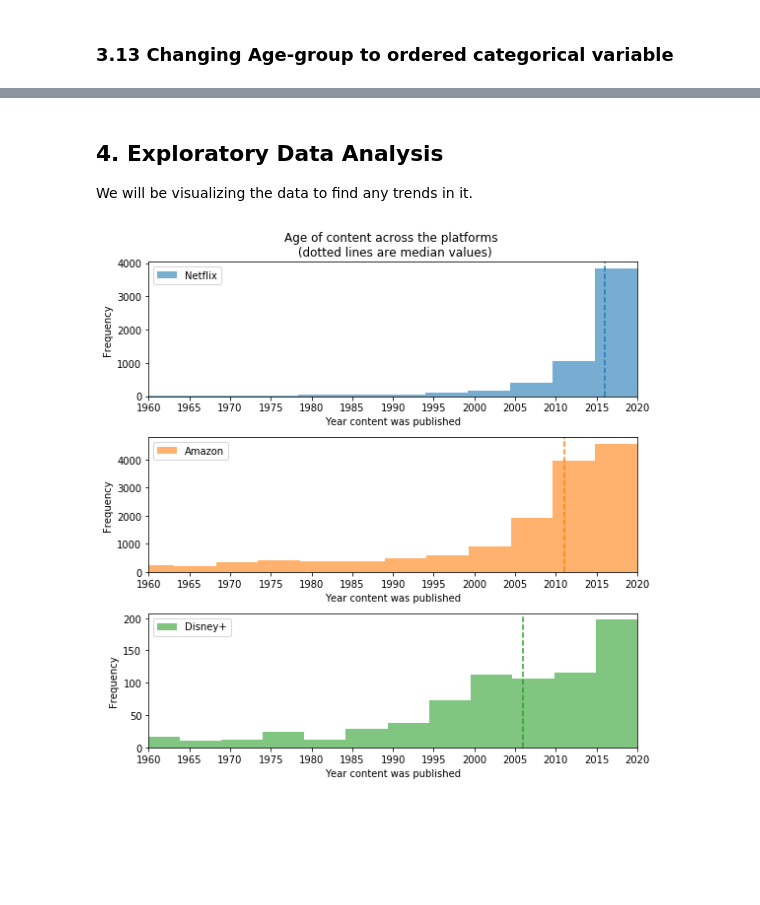
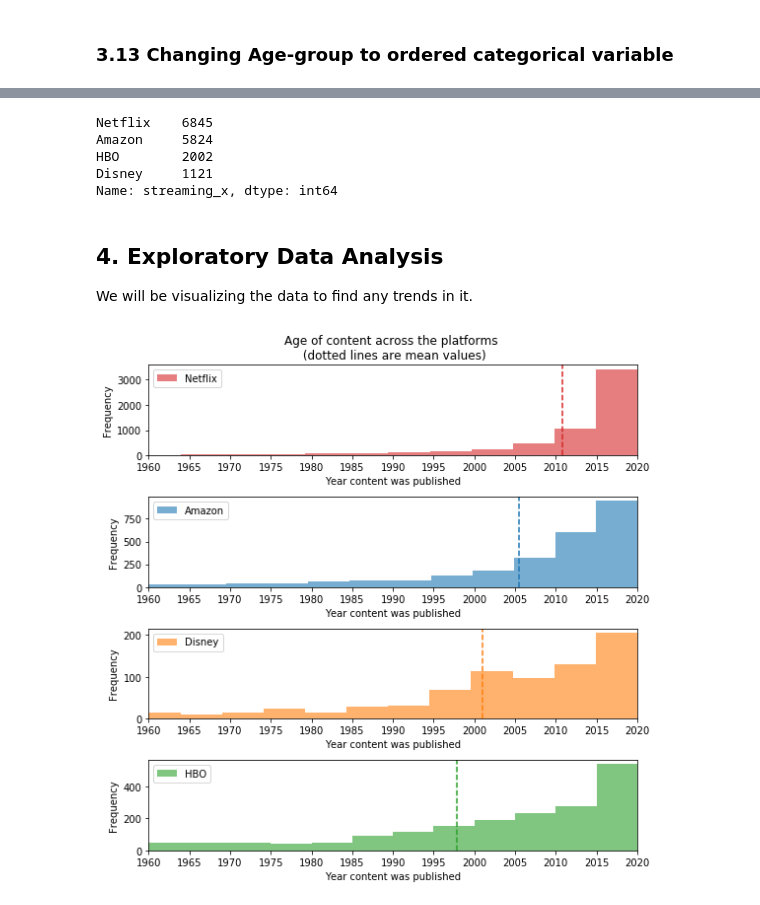
Before and after one commit to srinivasayer4/Netflix-and-Prime-Video-Comparison, a Jupyter notebook: Online Streaming Analysis.ipynb, the cells around one changed output, grey strips where cells are left out. Cells and saved outputs as stored; diff of their text form; code cells hidden in the pictures; blank space fills up the shorter version.

```diff
--- a/Online Streaming Analysis.ipynb
+++ b/Online Streaming Analysis.ipynb
@@ -616,0 +709,3 @@ array(['18+', '13+', '7+', '16+', nan, 'all'], dtype=object)
+# %%
+df_hbo2= df.query('streaming=="HBO"')
+df_hbo2.rename(columns={'title':'title_x', 'streaming':'streaming_x'}, inplace= True)
@@ -616,0 +722,4 @@ array(['18+', '13+', '7+', '16+', nan, 'all'], dtype=object)
+# %%
+# merging the HBo content to the merged dataframe
+df_merge= pd.concat([df_merge, df_hbo2], sort= False )
+df_merge.shape
@@ -616,0 +740,5 @@ array(['18+', '13+', '7+', '16+', nan, 'all'], dtype=object)
+# %%
+# Number of duplicates
+df_merge.duplicated(subset=['title_x','type','streaming_x', 'streaming_y']).sum()
+
+df_merge.drop_duplicates(subset=['title_x','type', 'streaming_x', 'streaming_y'], inplace= True)
@@ -621,2 +750,0 @@ df_merge.to_csv(r'C:\Users\srini\Projects\Online Streaming\df_merge.csv', index=
-# %%
-df_merge.drop_duplicates(subset=['title_x','streaming_x'], inplace= True )
@@ -645,33 +751,44 @@ pd.merge(df_prime_wiki, df, on='title', how='left')
+# %%
+df_merge.streaming_x.value_counts()
+# %% [output]
+Netflix    6845
+Amazon     5824
+HBO        2002
+Disney     1121
+Name: streaming_x, dtype: int64
 # %% [markdown]
 ## 4. Exploratory Data Analysis
 We will be visualizing the data to find any trends in it.
 # %%
 # Comparing how old the content is among all the streaming platforms
 
 plt.figure(figsize=(8,8))
-stream_list= ['Netflix','Amazon', 'Disney+']
-color_list = ['tab:blue','tab:orange','tab:green']
+stream_list= ['Netflix','Amazon', 'Disney', 'HBO']
+color_list = ['tab:red','tab:blue','tab:orange','tab:green' ]
 
-for i in range(3):
-    plt.subplot(3,1,i+1)
+for i in range(4):
+    plt.subplot(4,1,i+1)
 
     series= df_merge[df_merge['streaming_x']==stream_list[i]]['year']
-    my_bin= (max(series)-min(series))//5
+
+    my_bin= int((max(series)-min(series))//5)
+
     plt.hist(series, color=color_list[i], alpha=0.6, label= stream_list[i], bins= my_bin,  )
-    plt.axvline(np.median(series), color=color_list[i], linestyle='--', alpha=1 )
+    plt.axvline(np.mean(series), color=color_list[i], linestyle='--', alpha=1 )
     plt.legend()
+
     plt.xlim(1960,2020)
     plt.xticks(range(1960,2021,5))
 
     if i==0:
-        plt.title('Age of content across the platforms \n (dotted lines are median values)')
+        plt.title('Age of content across the platforms \n (dotted lines are mean values)')
     plt.xlabel('Year content was published')
     plt.ylabel('Frequency')
 
 plt.tight_layout()
 plt.show()
 # %% [output]
-[figure, old version]
+[figure, new version]
 # %%
 # Comparing imdb ratings among all the streaming platforms
 
```
Also changed, not shown: parts of 73 cells of this notebook.
